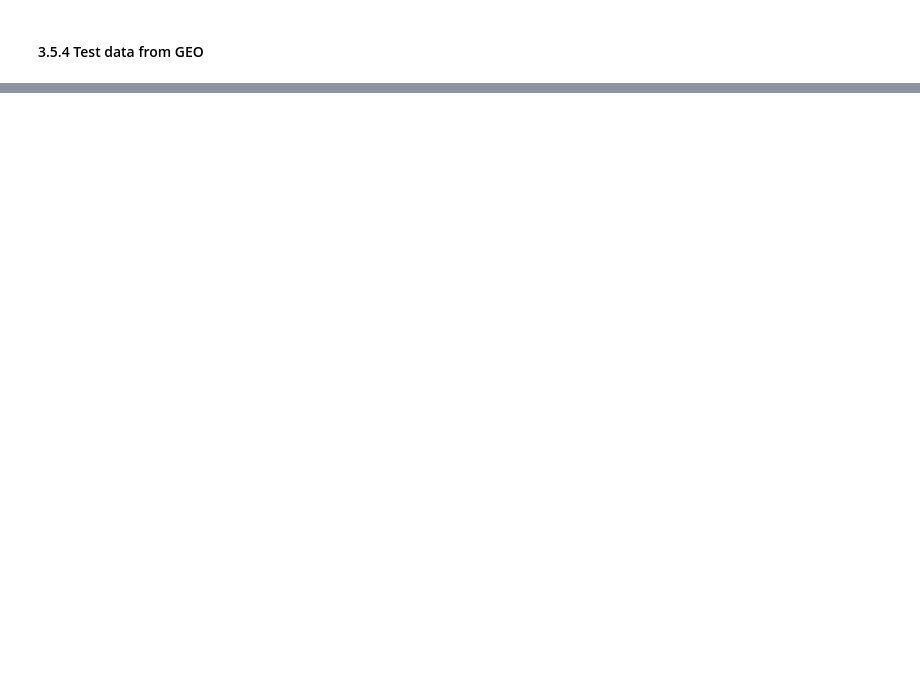
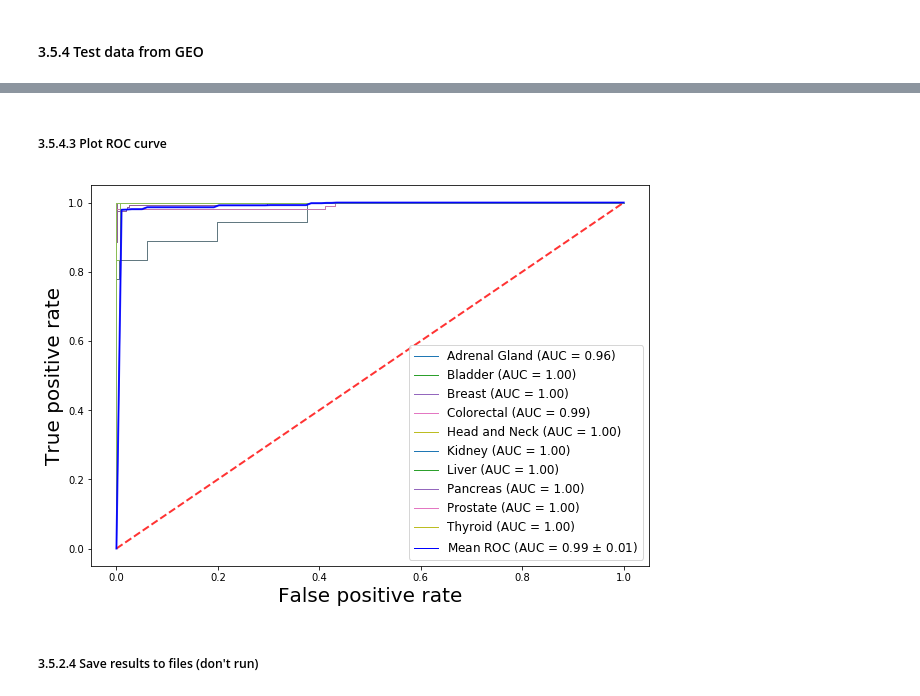
Before and after one commit to thunder001/cancer_origin_prediction, a Jupyter notebook: notebook/cancer_origin_doc.ipynb, the cells around one changed output, grey strips where cells are left out. Drawn from its saved outputs; the diff is of its cells as text; code cells hidden in the pictures; blank space fills up the shorter version.

```diff
--- a/notebook/cancer_origin_doc.ipynb
+++ b/notebook/cancer_origin_doc.ipynb
@@ -367,0 +416,11 @@ Overall           0.999082     0.934301  0.986944  0.990717
+# %% [markdown]
+##### 3.5.4.3 Plot ROC curve
+# %%
+# plot ROC curve
+origins = list(average_precision_ser.index)
+roc_fname = FIGURE + 'auc_geo.png'
+plot_auc(origins, fprs, tprs, aucs, tprs_overall, codesfile, True, roc_fname)
+# %% [output]
+[figure, added]
+# %% [markdown]
+##### 3.5.2.4 Save results to files (don't run)
```
Also changed, not shown: parts of 33 cells of this notebook, 3 other files.
